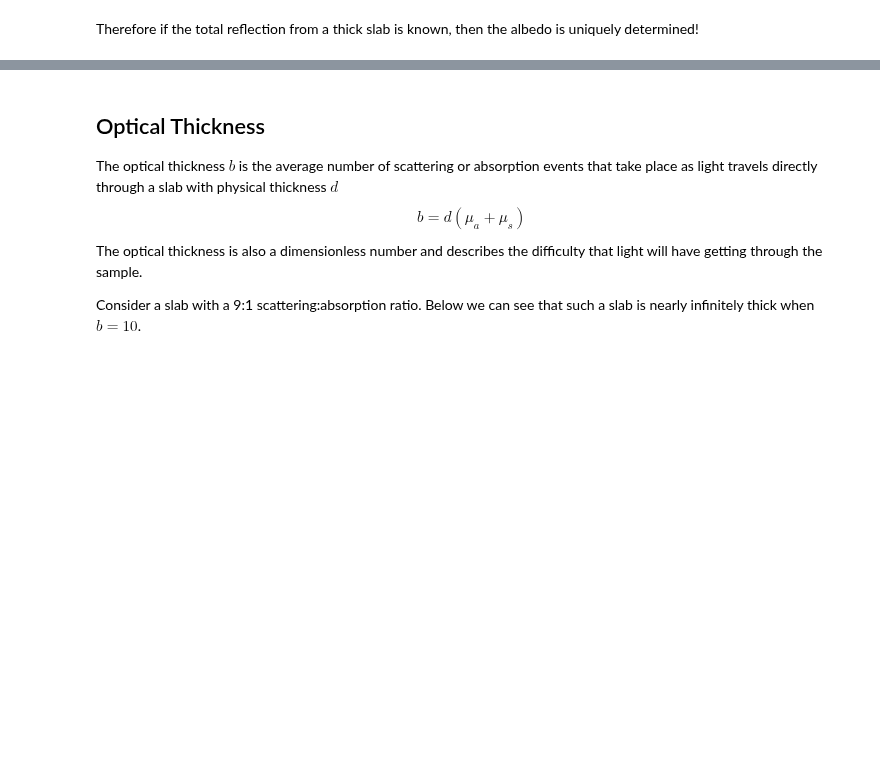
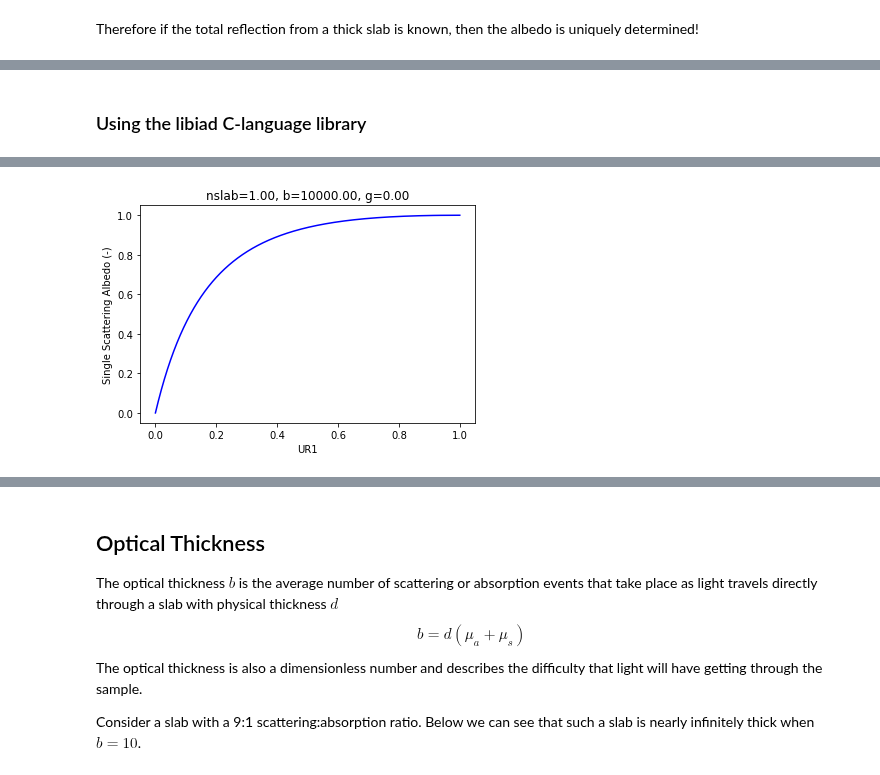
Before and after one commit to scottprahl/iadpython, a Jupyter notebook: docs/Adding-Doubling-Basics.ipynb, the cells around one changed output, grey strips where cells are left out. Saved outputs shown, nothing was run; the diff lists cells and outputs as text; code cells hidden in the pictures; blank space fills up the shorter version.

```diff
--- a/docs/Adding-Doubling-Basics.ipynb
+++ b/docs/Adding-Doubling-Basics.ipynb
@@ -100,0 +115,13 @@ plt.show()
+# %% [markdown]
+### Using the libiad C-language library
+# %%
+tic = time.perf_counter()
+ur1,ut1,uru,utu = iad.rt(nslab, nslide, a, b, g)
+print("elapsed %.2f" % (time.perf_counter()-tic))
+
+plt.plot(ur1,a,color='blue')
+plt.ylabel('Single Scattering Albedo (-)')
+plt.xlabel('UR1')
+plt.title('nslab=%.2f, b=%.2f, g=%.2f'%(nslab,b,g))
+plt.show()
+# %% [output]
@@ -100,0 +129 @@ plt.show()
+[figure, added]
```
Also changed, not shown: parts of 34 cells of this notebook, 5 other files.
